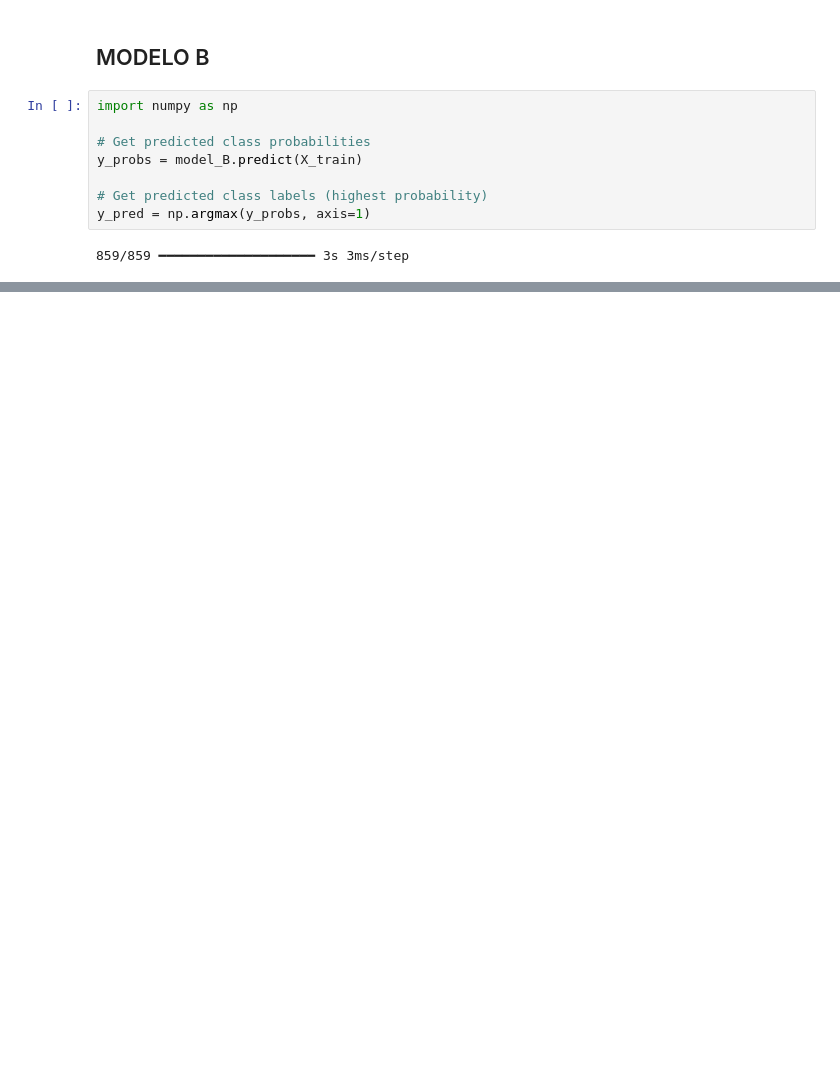
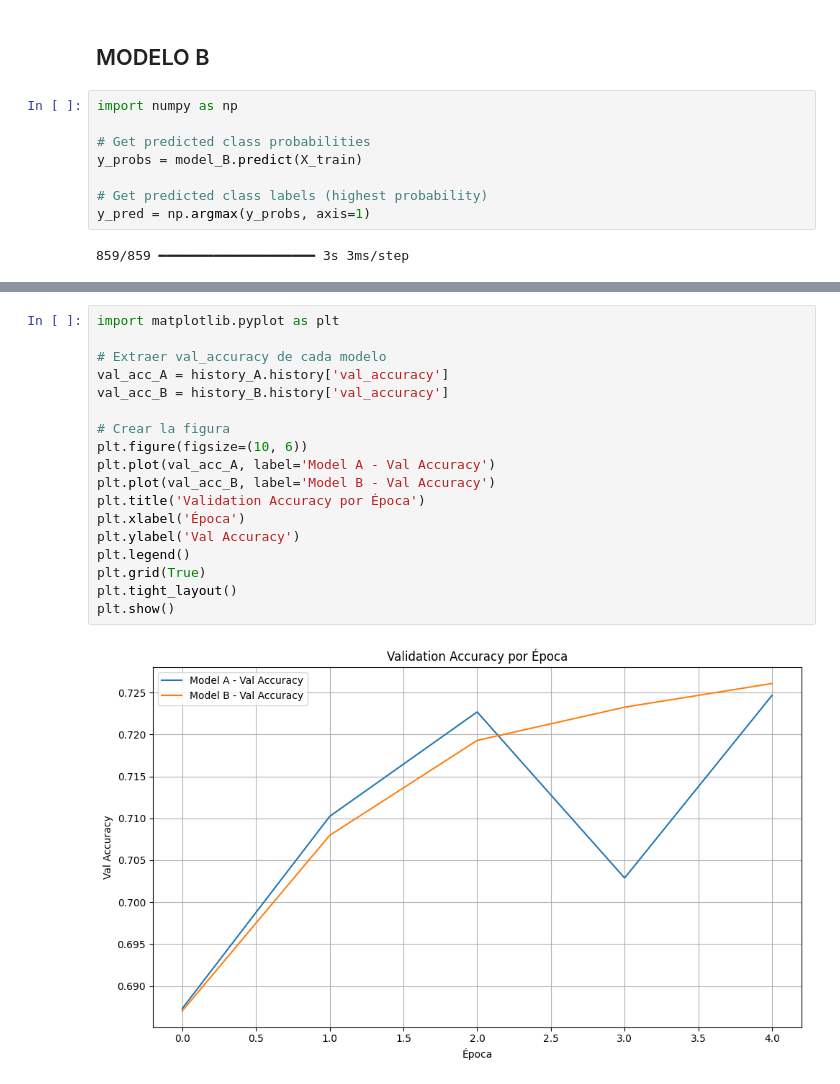
Before and after one commit to anruki/Deep-Learning, a Jupyter notebook: PW2_embedddings_V3.ipynb, the cells around one changed output, grey strips where cells are left out. Saved outputs shown, nothing was run; the diff lists cells and outputs as text; blank space fills up the shorter version.

```diff
--- a/PW2_embedddings_V3.ipynb
+++ b/PW2_embedddings_V3.ipynb
@@ -865,3 +851,23 @@ weighted avg       0.72      0.72      0.72      3534
+# %%
+import matplotlib.pyplot as plt
+
+# Extraer val_accuracy de cada modelo
+val_acc_A = history_A.history['val_accuracy']
+val_acc_B = history_B.history['val_accuracy']
+
+# Crear la figura
+plt.figure(figsize=(10, 6))
+plt.plot(val_acc_A, label='Model A - Val Accuracy')
+plt.plot(val_acc_B, label='Model B - Val Accuracy')
+plt.title('Validation Accuracy por Época')
+plt.xlabel('Época')
+plt.ylabel('Val Accuracy')
+plt.legend()
+plt.grid(True)
+plt.tight_layout()
+plt.show()
+# %% [output]
+[figure, added]
 # %%
 # List of sample indices to test
 sample_indices = [0,1,2]
```
Also changed, not shown: parts of 16 cells of this notebook.
